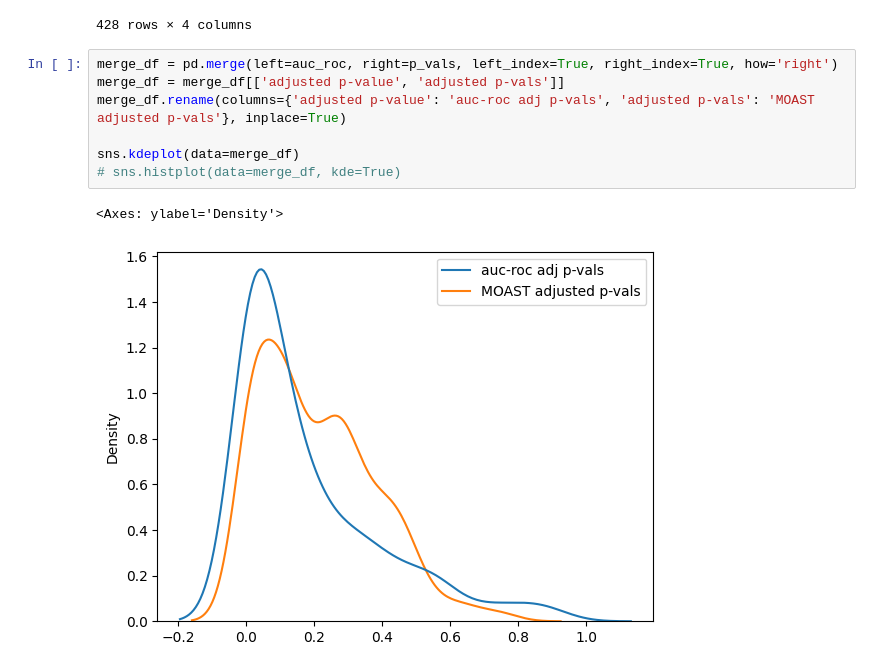
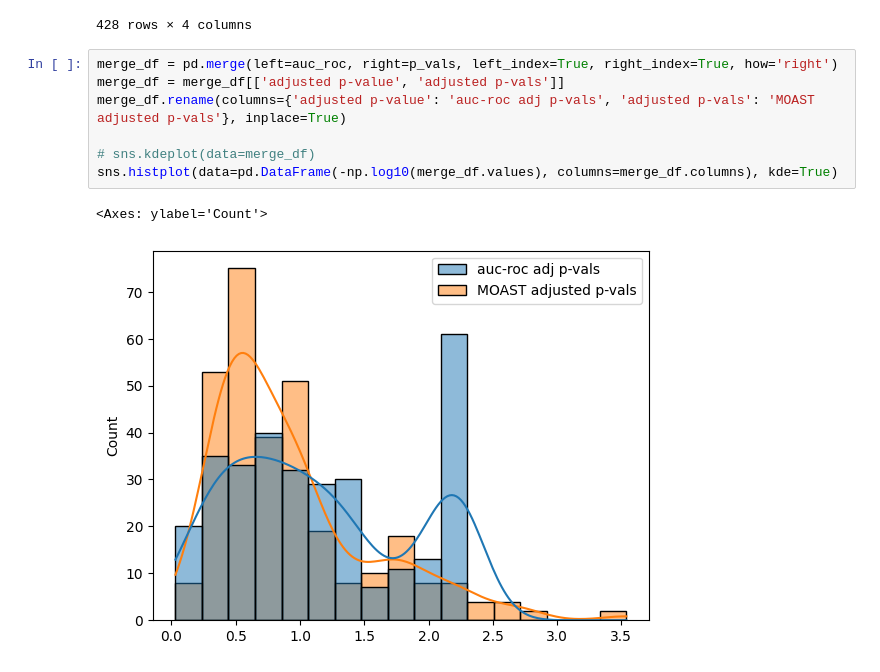
Before and after one commit to alohith/MOAST, a Jupyter notebook: moast_vs_aucroc.ipynb, the cells around one changed output. Drawn from its saved outputs; the diff is of its cells as text.

```diff
--- a/moast_vs_aucroc.ipynb
+++ b/moast_vs_aucroc.ipynb
@@ -42,10 +42,10 @@ display(p_vals, auc_roc)
 # %%
 merge_df = pd.merge(left=auc_roc, right=p_vals, left_index=True, right_index=True, how='right')
 merge_df = merge_df[['adjusted p-value', 'adjusted p-vals']]
 merge_df.rename(columns={'adjusted p-value': 'auc-roc adj p-vals', 'adjusted p-vals': 'MOAST adjusted p-vals'}, inplace=True)
 
-sns.kdeplot(data=merge_df)
-# sns.histplot(data=merge_df, kde=True)
+# sns.kdeplot(data=merge_df)
+sns.histplot(data=pd.DataFrame(-np.log10(merge_df.values), columns=merge_df.columns), kde=True)
 # %% [output]
-<Axes: ylabel='Density'>
+<Axes: ylabel='Count'>
-[figure, old version]
+[figure, new version]
```
